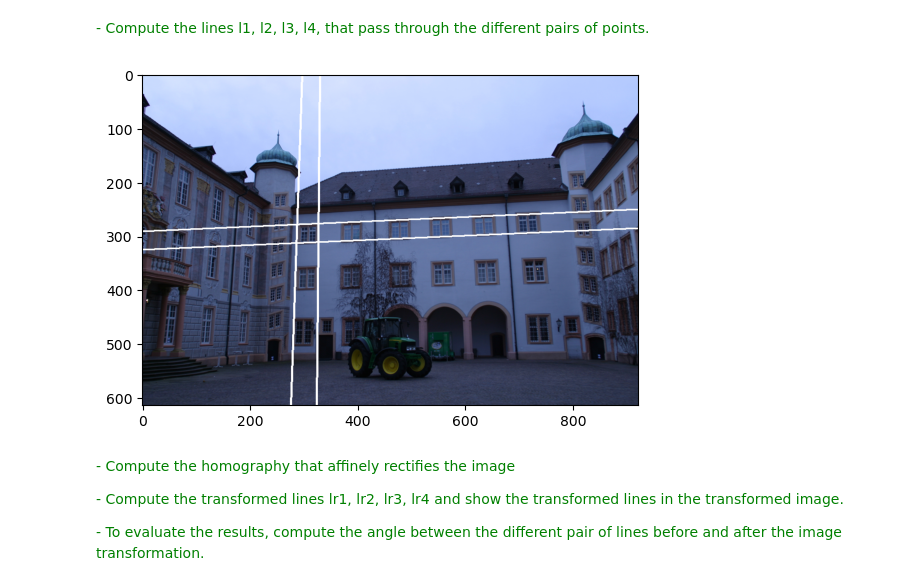
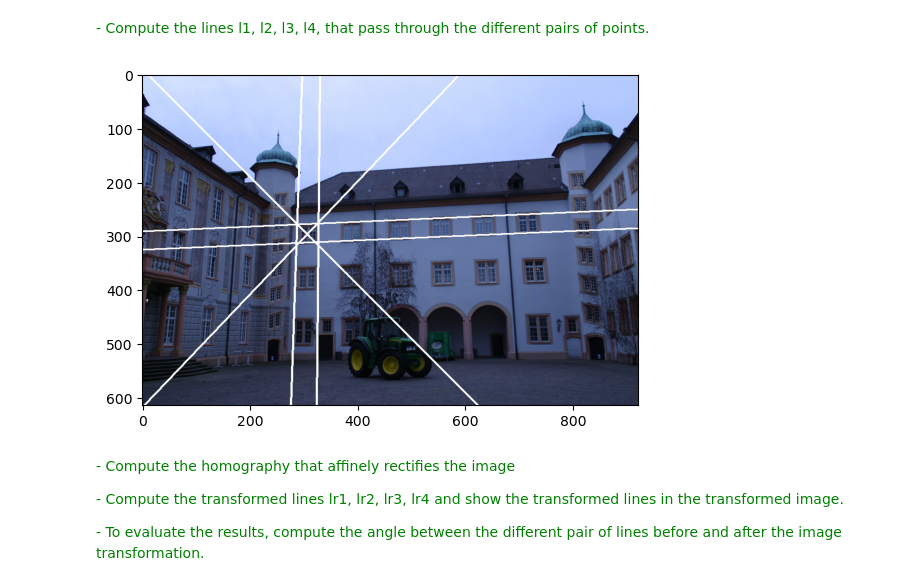
Before and after one commit to aolivtous/MCV_M4_3DVision, a Jupyter notebook: lab1/lab1.ipynb, the cells around one changed output. Saved outputs shown, nothing was run; the diff lists cells and outputs as text; code cells hidden in the pictures.

```diff
--- a/lab1/lab1.ipynb
+++ b/lab1/lab1.ipynb
@@ -245,20 +248,24 @@ l1 = np.cross(p1,p2)
 l2 = np.cross(p3,p4)
 l3 = np.cross(p5,p6)
 l4 = np.cross(p7,p8)
+l5 = np.cross(p1,p4)
+l6 = np.cross(p2,p3)
 # %%
 # show the chosen lines in the image
 canv = ImageDraw.Draw(I)
 point_color = (0, 0, 255)
 line_draw(l1, canv, I.size) # horiz top
 line_draw(l2, canv, I.size) # horiz bottom
 line_draw(l3, canv, I.size) # vertical left
 line_draw(l4, canv, I.size) # vertical right
+line_draw(l5, canv, I.size) # vertical right
+line_draw(l6, canv, I.size) # vertical right
 
 # The displayed lines will alter image I so we have to reopen the original image after the plot
 plot_img(I)
 I = Image.open(img_path)
 # %% [output]
-[figure, old version]
+[figure, new version]
 # %% [markdown]
 <span style='color:Green'> - Compute the homography that affinely rectifies the image </span>
 
```
Also changed, not shown: parts of 6 cells of this notebook.
